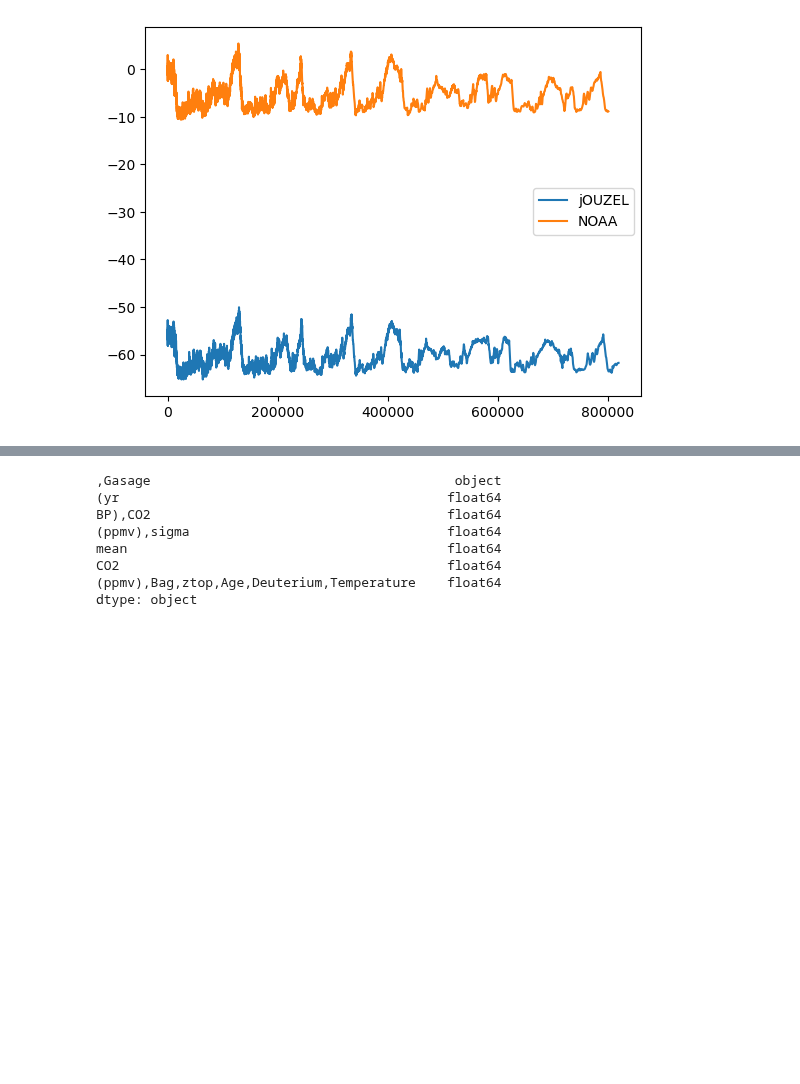
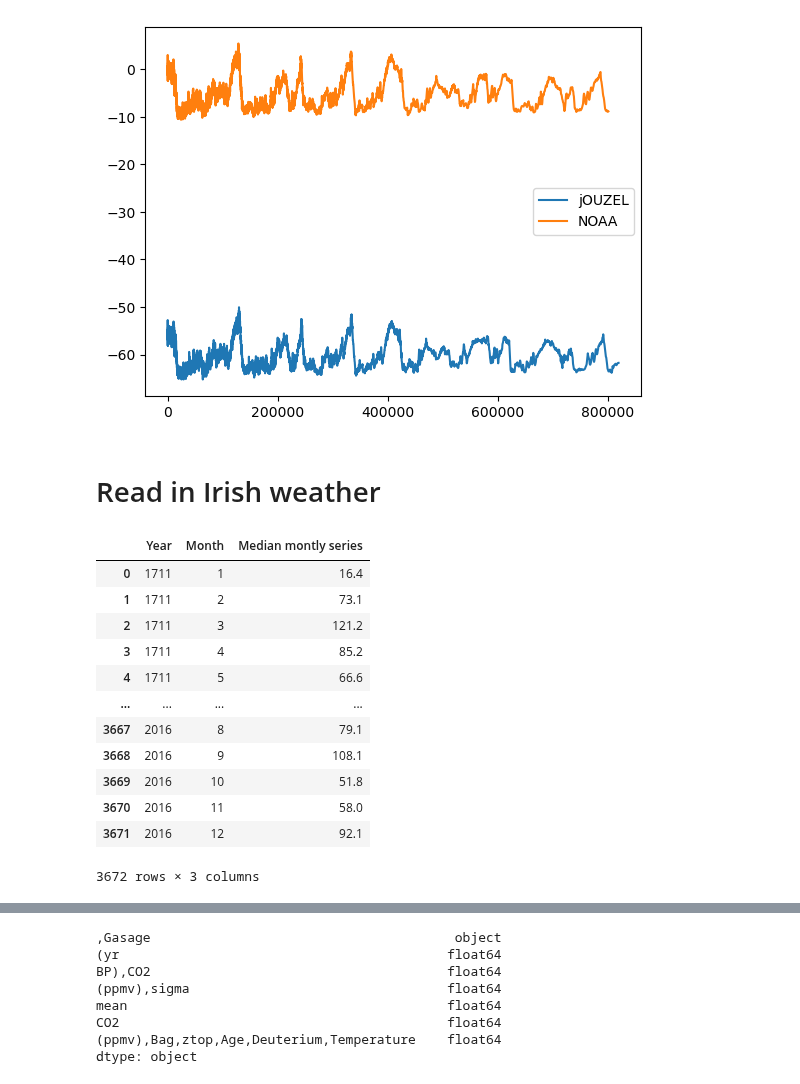
Before and after one commit to dectan/Programming-for-Data-Analysis-Project-2, a Jupyter notebook: test3.ipynb, the cells around one changed output, grey strips where cells are left out. Saved outputs shown, nothing was run; the diff lists cells and outputs as text; code cells hidden in the pictures; blank space fills up the shorter version.

```diff
--- a/test3.ipynb
+++ b/test3.ipynb
@@ -221,3 +221,5 @@ plt.legend()
 plt.show()
 # %% [output]
 [figure]
+# %% [markdown]
+# Read in Irish weather
@@ -223,0 +230,16 @@ plt.show()
+# %%
+df16
+# %% [output]
+|  | Year | Month | Median montly series |
+| 0 | 1711 | 1 | 16.4 |
+| 1 | 1711 | 2 | 73.1 |
+| 2 | 1711 | 3 | 121.2 |
+| 3 | 1711 | 4 | 85.2 |
+| 4 | 1711 | 5 | 66.6 |
+| ... | ... | ... | ... |
+| 3667 | 2016 | 8 | 79.1 |
+| 3668 | 2016 | 9 | 108.1 |
+| 3669 | 2016 | 10 | 51.8 |
+| 3670 | 2016 | 11 | 58.0 |
+| 3671 | 2016 | 12 | 92.1 |
+3672 rows × 3 columns
```
Also changed, not shown: parts of 12 cells of this notebook, 1 other file.
